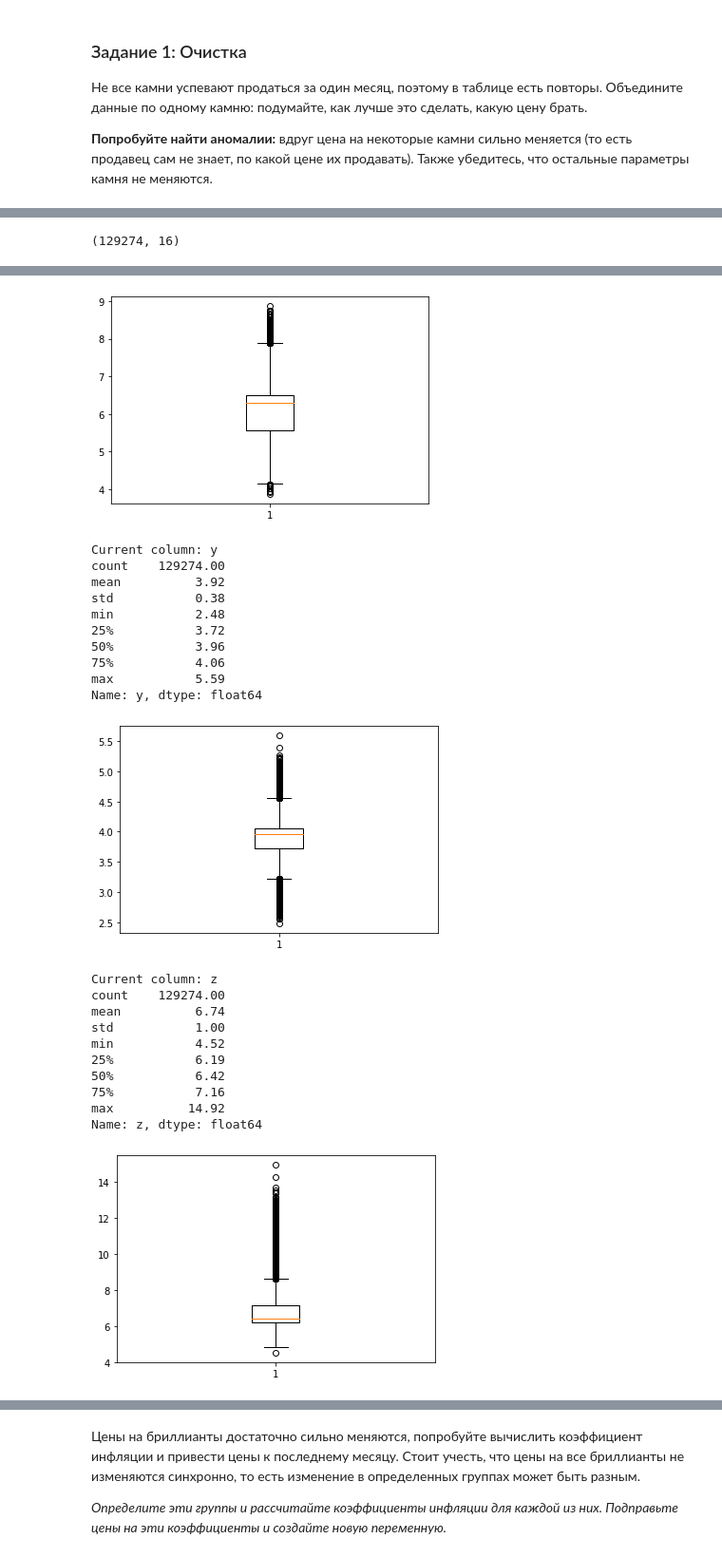
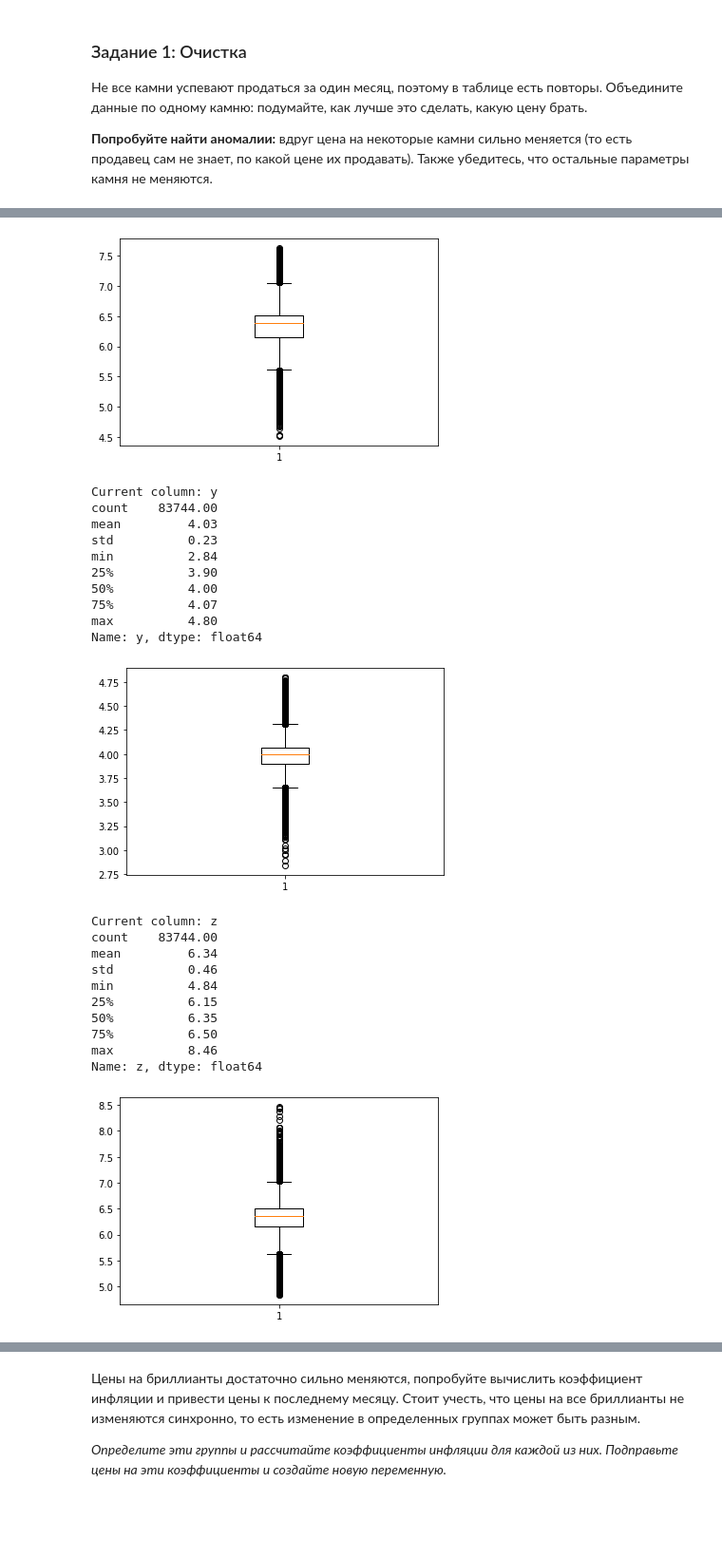
Before and after one commit to Dimildizio/DS_course, a Jupyter notebook: shine-on-you/HomeWork2_Regression&Classification.ipynb, the cells around one changed output, grey strips where cells are left out. Shown at 95% size. Drawn from its saved outputs; the diff is of its cells as text; code cells hidden in the pictures; blank space fills up the shorter version.

```diff
--- a/shine-on-you/HomeWork2_Regression&Classification.ipynb
+++ b/shine-on-you/HomeWork2_Regression&Classification.ipynb
@@ -93,8 +93,10 @@ df1=df.copy()
 df1=df1.drop(df1[df1.id == 0].index)
 #поскольку у нас только одна платформа, нам этот параметр не нужен
 df1=df1.drop('platform', axis = 1)
-#заменим пустые значения в fluor. в других колонках пока не будет - cut уже есть, а симметрия No
-df1['fluor'] = df1['fluor'].replace('NONE', np.nan)
+#заменим пустые значения в fluor для one-hot encoding. симметрия No
+df1['fluor'].fillna('NONE', inplace=True)
+#Удалим камни без огранки
+df1.dropna(subset = ['cut'], inplace=True)
 #Удалим полные дубли
 df1 = df1.drop_duplicates()
 # %%
@@ -240,13 +255,12 @@ def iqr_cut(mydf, cols):
     df_to_cut = df_to_cut[df_to_cut[col] <= irq]
   return df_to_cut
 
+
+df2 = pd.concat([df_one, df_three_2]).reset_index(drop=True)
 df3 = iqr_cut(df2, ['price','carat','price_per_carat'])
-df3.shape
-# %% [output]
-(129274, 16)
 # %%
-#check on df_three_2, df_one and df1. then cut iqr
-check_df = df3.copy()
+#Отрисуем визуализацию
+check_df = df2.copy()
 for x in ['price', 'carat', 'price_per_carat', 'depth_perc', 'x','y','z']:
   print('Current column:', x)
   print(check_df[x].describe().apply(lambda x: round(x,2)))
@@ -309,27 +323,27 @@ max           8.87
 Name: x, dtype: float64
-[figure, old version]
+[figure, new version]
 Current column: y
-count    129274.00
-mean          3.92
-std           0.38
-min           2.48
-25%           3.72
-50%           3.96
-75%           4.06
-max           5.59
+count    83744.00
+mean         4.03
+std          0.23
+min          2.84
+25%          3.90
+50%          4.00
+75%          4.07
+max          4.80
 Name: y, dtype: float64
-[figure, old version]
+[figure, new version]
 Current column: z
-count    129274.00
-mean          6.74
-std           1.00
-min           4.52
-25%           6.19
-50%           6.42
-75%           7.16
-max          14.92
+count    83744.00
+mean         6.34
+std          0.46
+min          4.84
+25%          6.15
+50%          6.35
+75%          6.50
+max          8.46
 Name: z, dtype: float64
-[figure, old version]
+[figure, new version]
 # %%
 #df_one = df.query('...')
 #df_three = df.query('...')
```
Also changed, not shown: parts of 33 cells of this notebook.
